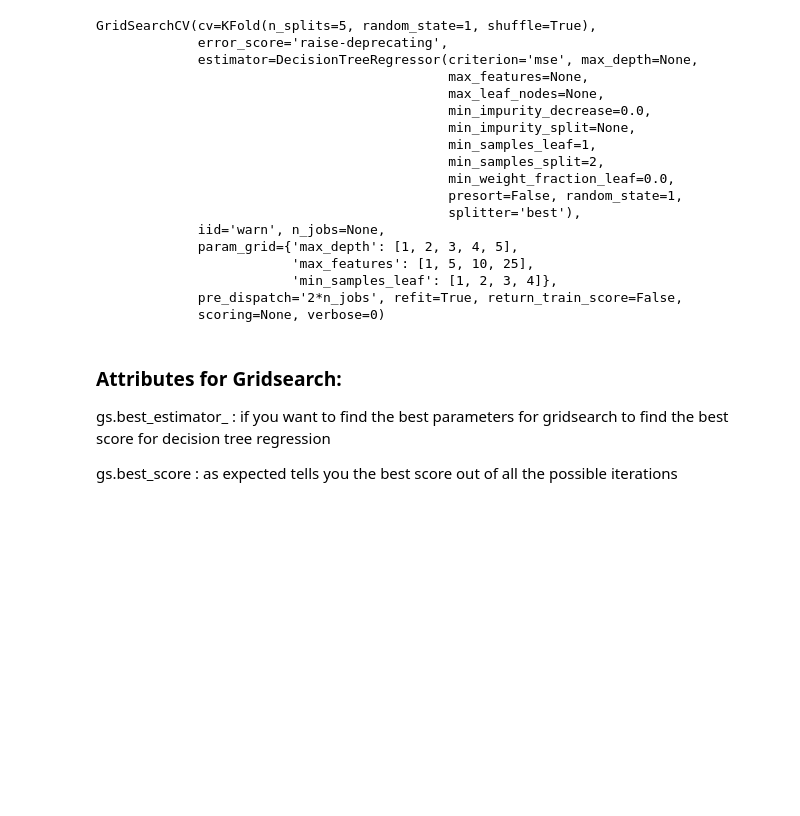
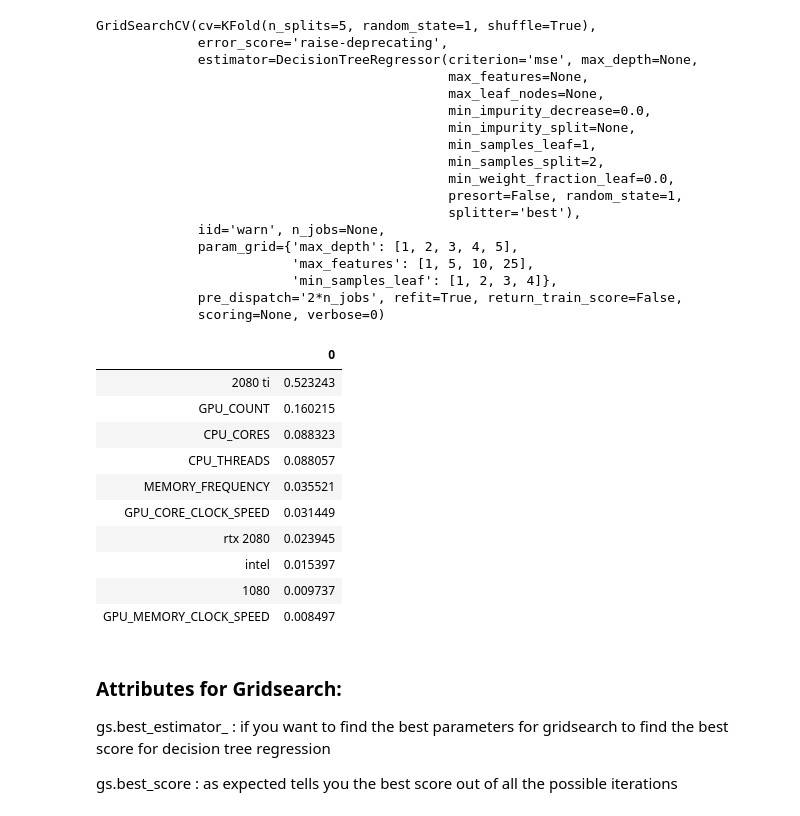
Before and after one commit to Huski-Git/3DMark-Score, a Jupyter notebook: 3D Mark Score Capstone Project.ipynb, the cells around one changed output. Saved outputs shown, nothing was run; the diff lists cells and outputs as text; code cells hidden in the pictures; blank space fills up the shorter version.

```diff
--- a/3D Mark Score Capstone Project.ipynb
+++ b/3D Mark Score Capstone Project.ipynb
@@ -836,7 +790,23 @@ GridSearchCV(cv=KFold(n_splits=5, random_state=1, shuffle=True),
              scoring=None, verbose=0)
 # %%
 #save_pickle(gs,'GridSearchDT.pkl')
-gs=load_pickle('GridSearchDT.pkl')
+dtgs=load_pickle('GridSearchDT.pkl')
+# %%
+dtgs_df=pd.DataFrame(dtgs.best_estimator_.feature_importances_,index=X.columns)
+# %%
+dtgs_df.sort_values(by=0,ascending=False)[:10]
+# %% [output]
+|  | 0 |
+| 2080 ti | 0.523243 |
+| GPU_COUNT | 0.160215 |
+| CPU_CORES | 0.088323 |
+| CPU_THREADS | 0.088057 |
+| MEMORY_FREQUENCY | 0.035521 |
+| GPU_CORE_CLOCK_SPEED | 0.031449 |
+| rtx 2080 | 0.023945 |
+| intel | 0.015397 |
+| 1080 | 0.009737 |
+| GPU_MEMORY_CLOCK_SPEED | 0.008497 |
 # %% [markdown]
 ### Attributes for Gridsearch:
 
```
Also changed, not shown: parts of 56 cells of this notebook, 6 other files.
